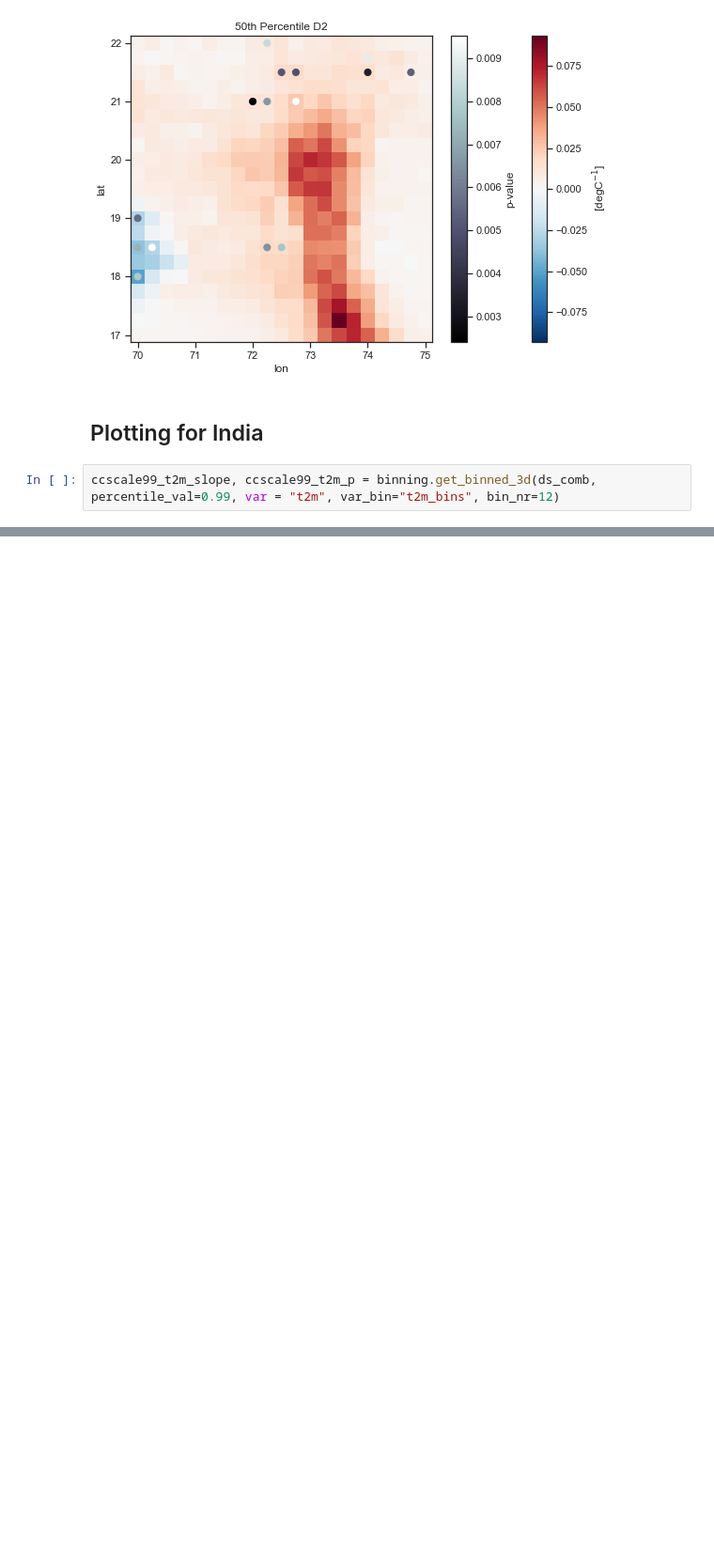
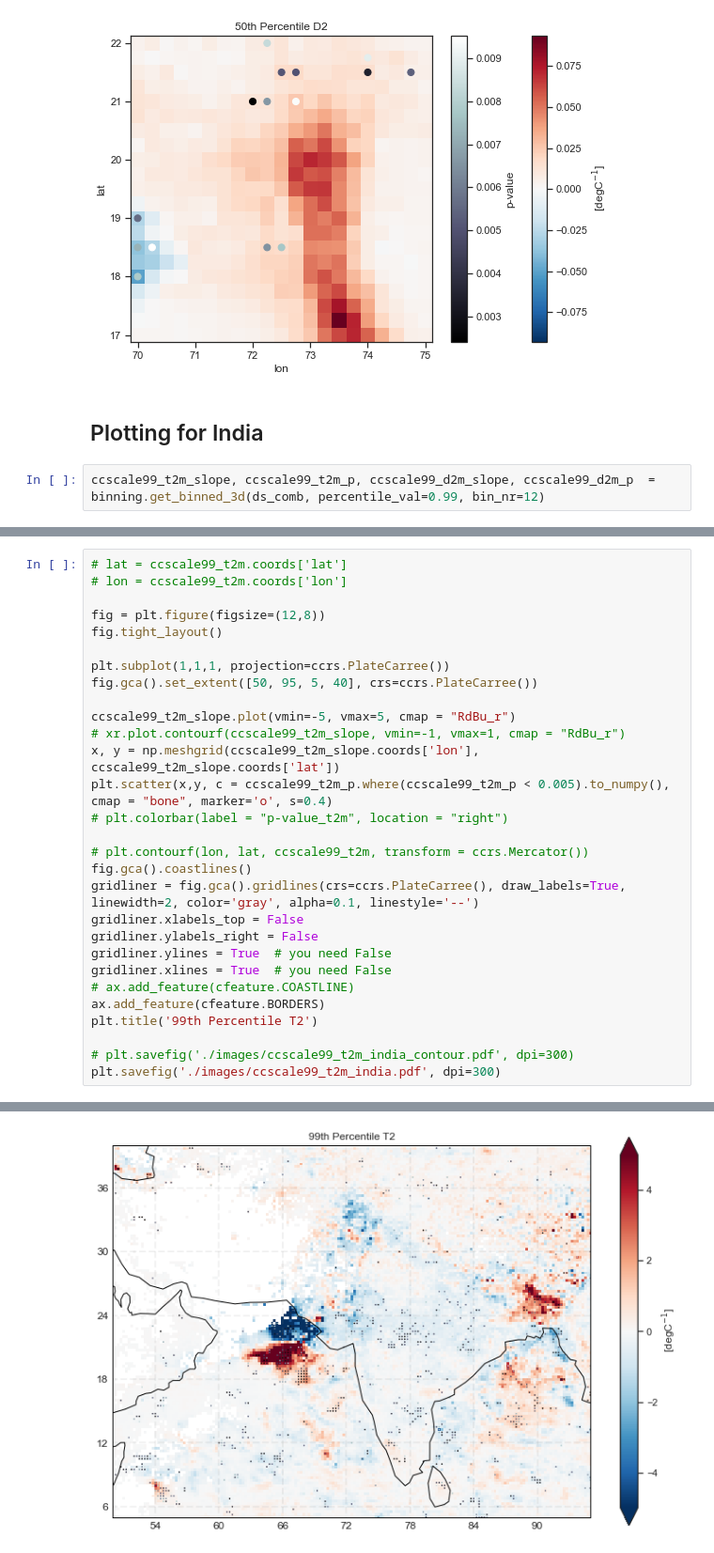
Before and after one commit to adisen99/msc_project, a Jupyter notebook: analysis01.ipynb, the cells around one changed output, grey strips where cells are left out. Shown at 94% size. Drawn from its saved outputs; the diff is of its cells as text; blank space fills up the shorter version.

Commit message:
home: changed analysis01; removed test binning function

```diff
--- a/analysis01.ipynb
+++ b/analysis01.ipynb
@@ -262,4 +262,4 @@ plt.savefig('./images/ccscale50_d2m.pdf', dpi=300)
 # %% [markdown]
 ## Plotting for India
 # %%
-ccscale99_t2m_slope, ccscale99_t2m_p = binning.get_binned_3d(ds_comb, percentile_val=0.99, var = "t2m", var_bin="t2m_bins", bin_nr=12)
+ccscale99_t2m_slope, ccscale99_t2m_p, ccscale99_d2m_slope, ccscale99_d2m_p  = binning.get_binned_3d(ds_comb, percentile_val=0.99, bin_nr=12)
@@ -304,0 +266,30 @@ Text(0.5, 1.0, '99th Percentile T2')
+# %%
+# lat = ccscale99_t2m.coords['lat']
+# lon = ccscale99_t2m.coords['lon']
+
+fig = plt.figure(figsize=(12,8))
+fig.tight_layout()
+
+plt.subplot(1,1,1, projection=ccrs.PlateCarree())
+fig.gca().set_extent([50, 95, 5, 40], crs=ccrs.PlateCarree())
+
+ccscale99_t2m_slope.plot(vmin=-5, vmax=5, cmap = "RdBu_r")
+# xr.plot.contourf(ccscale99_t2m_slope, vmin=-1, vmax=1, cmap = "RdBu_r")
+x, y = np.meshgrid(ccscale99_t2m_slope.coords['lon'], ccscale99_t2m_slope.coords['lat'])
+plt.scatter(x,y, c = ccscale99_t2m_p.where(ccscale99_t2m_p < 0.005).to_numpy(), cmap = "bone", marker='o', s=0.4)
+# plt.colorbar(label = "p-value_t2m", location = "right")
+
+# plt.contourf(lon, lat, ccscale99_t2m, transform = ccrs.Mercator())
+fig.gca().coastlines()
+gridliner = fig.gca().gridlines(crs=ccrs.PlateCarree(), draw_labels=True, linewidth=2, color='gray', alpha=0.1, linestyle='--')
+gridliner.xlabels_top = False
+gridliner.ylabels_right = False
+gridliner.ylines = True  # you need False
+gridliner.xlines = True  # you need False
+# ax.add_feature(cfeature.COASTLINE)
+ax.add_feature(cfeature.BORDERS)
+plt.title('99th Percentile T2')
+
+# plt.savefig('./images/ccscale99_t2m_india_contour.pdf', dpi=300)
+plt.savefig('./images/ccscale99_t2m_india.pdf', dpi=300)
+# %% [output]
@@ -304,0 +300 @@ Text(0.5, 1.0, '99th Percentile T2')
+[figure, added]
```
Also changed, not shown: parts of 7 cells of this notebook, 1 other file.
